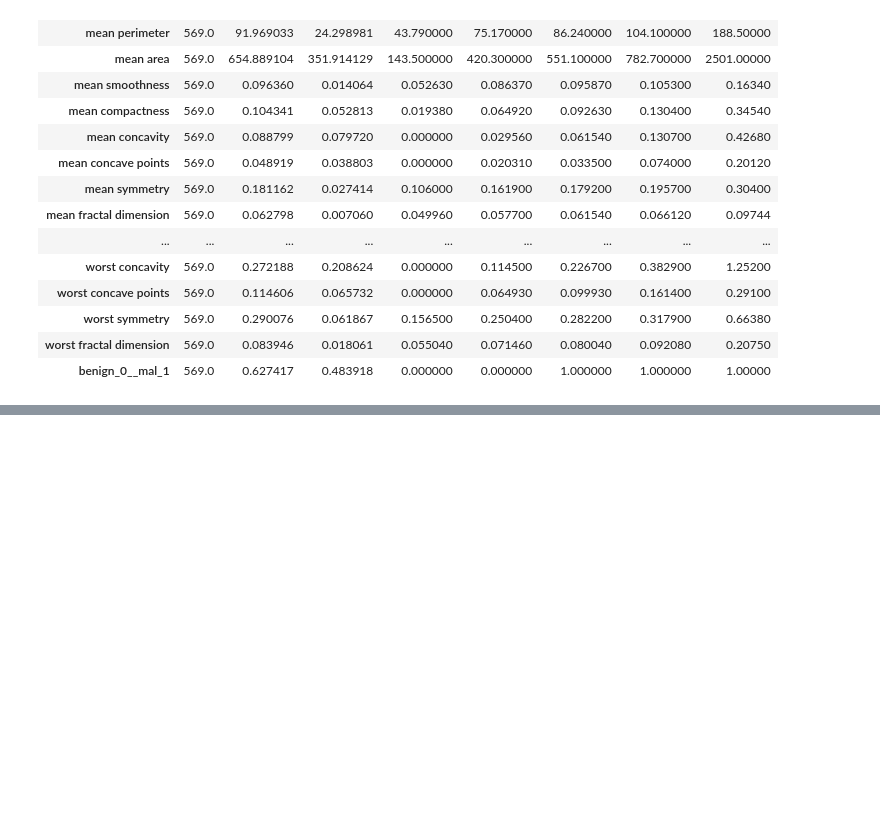
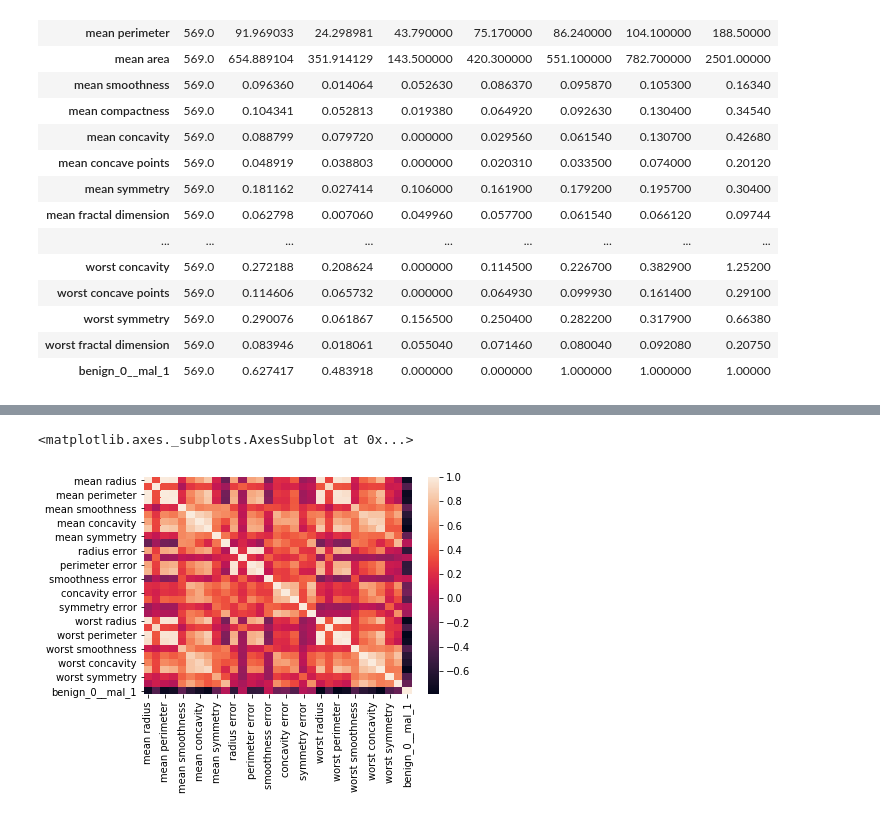
Before and after one commit to arpitsomani8/TensorFlow-And-Keras, a Jupyter notebook: TensorFlow and Keras Classification Model/TensorFlow and Keras Classification Model.ipynb, the cells around one changed output, grey strips where cells are left out. Saved outputs shown, nothing was run; the diff lists cells and outputs as text; code cells hidden in the pictures; blank space fills up the shorter version.

```diff
--- a/TensorFlow and Keras Classification Model/TensorFlow and Keras Classification Model.ipynb
+++ b/TensorFlow and Keras Classification Model/TensorFlow and Keras Classification Model.ipynb
@@ -167,0 +178,5 @@ df.describe().transpose()
+# %%
+sns.heatmap(df.corr())
+# %% [output]
+<matplotlib.axes._subplots.AxesSubplot at 0x...>
+[figure, added]
```
Also changed, not shown: parts of 6 cells of this notebook.
